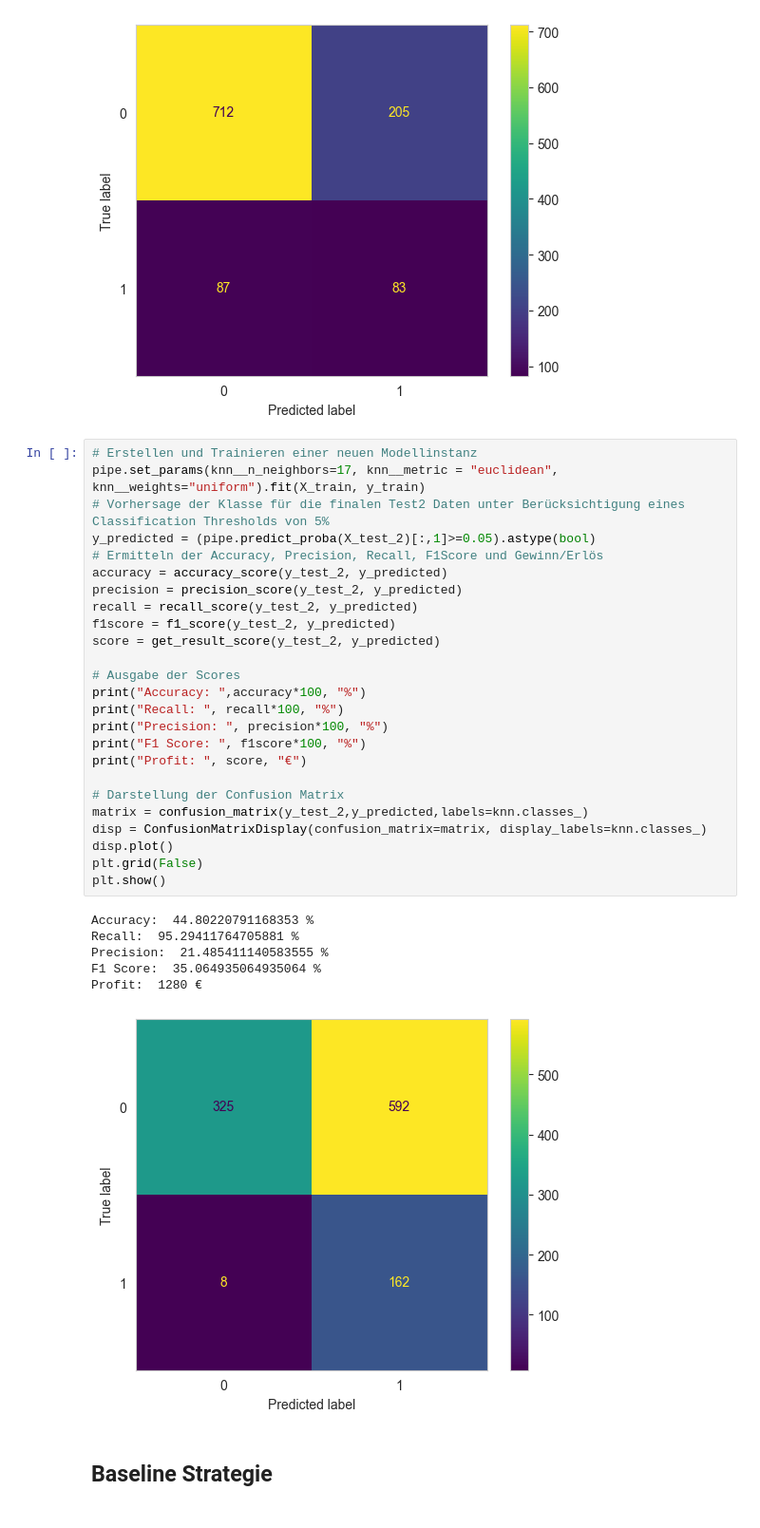
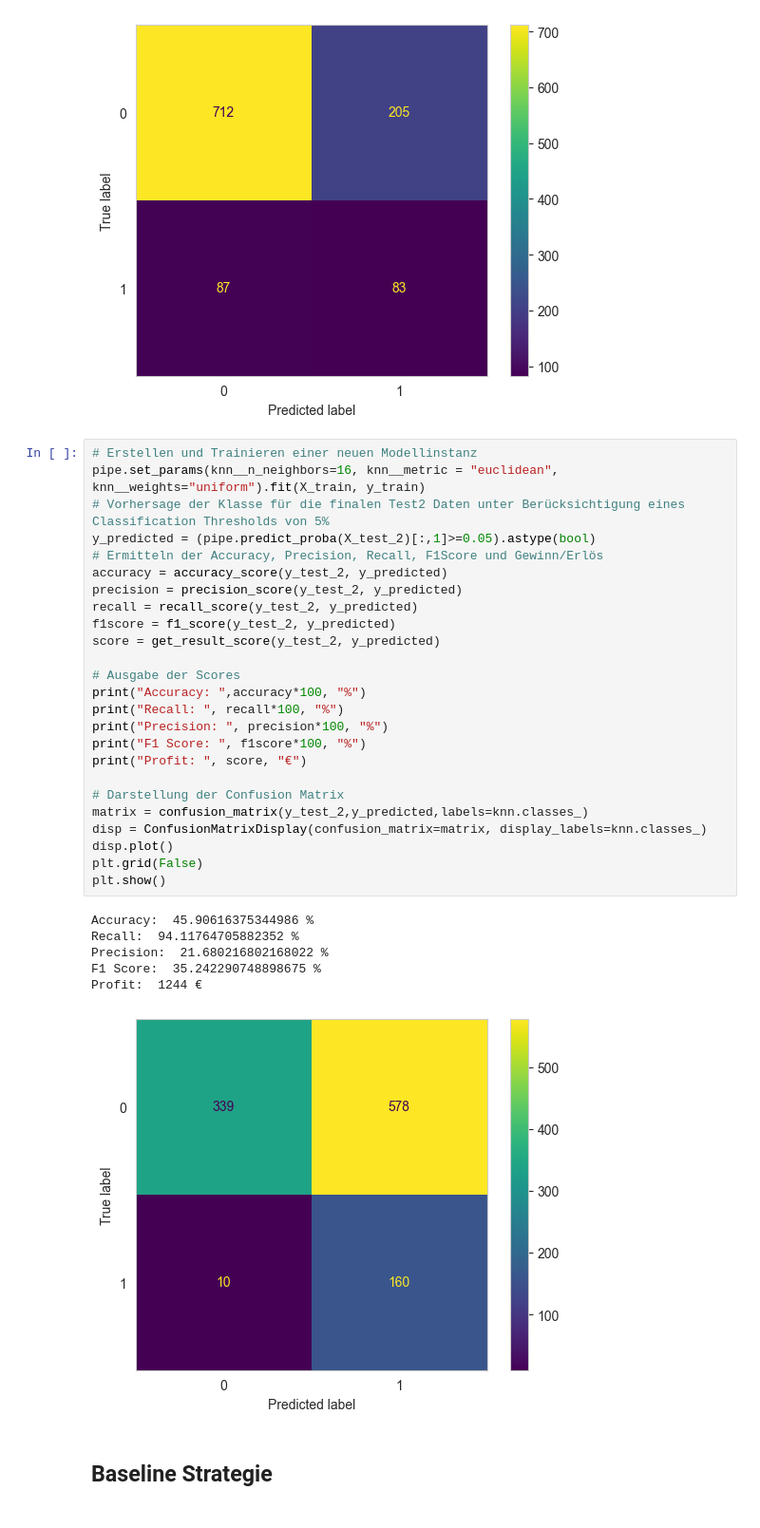
Before and after one commit to Konsti-Boegel/anwendungsfelderBusinessAnalytics, a Jupyter notebook: k_nearst_neighbor.ipynb, the cells around one changed output. Shown at 95% size. Saved outputs shown, nothing was run; the diff lists cells and outputs as text.

```diff
--- a/k_nearst_neighbor.ipynb
+++ b/k_nearst_neighbor.ipynb
@@ -293,36 +293,36 @@ Score:  -474 €
 [figure]
 # %%
 # Erstellen und Trainieren einer neuen Modellinstanz
-pipe.set_params(knn__n_neighbors=17, knn__metric = "euclidean", knn__weights="uniform").fit(X_train, y_train)
+pipe.set_params(knn__n_neighbors=16, knn__metric = "euclidean", knn__weights="uniform").fit(X_train, y_train)
 # Vorhersage der Klasse für die finalen Test2 Daten unter Berücksichtigung eines Classification Thresholds von 5%
 y_predicted = (pipe.predict_proba(X_test_2)[:,1]>=0.05).astype(bool)
 # Ermitteln der Accuracy, Precision, Recall, F1Score und Gewinn/Erlös
 accuracy = accuracy_score(y_test_2, y_predicted)
 precision = precision_score(y_test_2, y_predicted)
 recall = recall_score(y_test_2, y_predicted)
 f1score = f1_score(y_test_2, y_predicted)
 score = get_result_score(y_test_2, y_predicted)
 
 # Ausgabe der Scores
 print("Accuracy: ",accuracy*100, "%")
 print("Recall: ", recall*100, "%")
 print("Precision: ", precision*100, "%")
 print("F1 Score: ", f1score*100, "%")
 print("Profit: ", score, "€")
 
 # Darstellung der Confusion Matrix
 matrix = confusion_matrix(y_test_2,y_predicted,labels=knn.classes_)
 disp = ConfusionMatrixDisplay(confusion_matrix=matrix, display_labels=knn.classes_)
 disp.plot()
 plt.grid(False)
 plt.show()
 # %% [output]
-Accuracy:  44.80220791168353 %
-Recall:  95.29411764705881 %
-Precision:  21.485411140583555 %
-F1 Score:  35.064935064935064 %
-Profit:  1280 €
+Accuracy:  45.90616375344986 %
+Recall:  94.11764705882352 %
+Precision:  21.680216802168022 %
+F1 Score:  35.242290748898675 %
+Profit:  1244 €
-[figure, old version]
+[figure, new version]
 # %% [markdown]
 <h2>Baseline Strategie<h2>
 # %%
```
